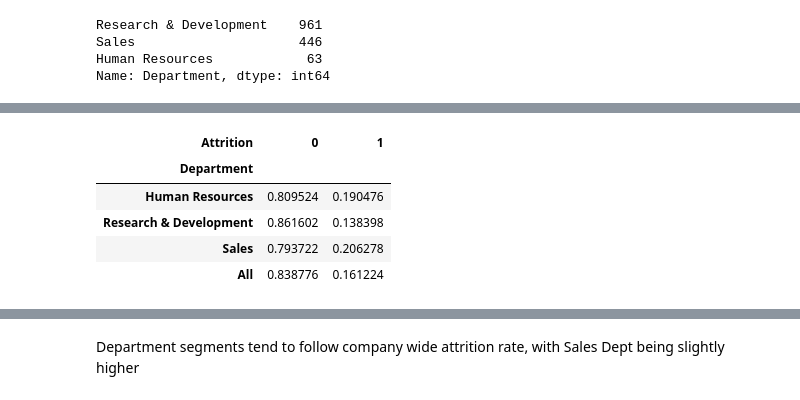
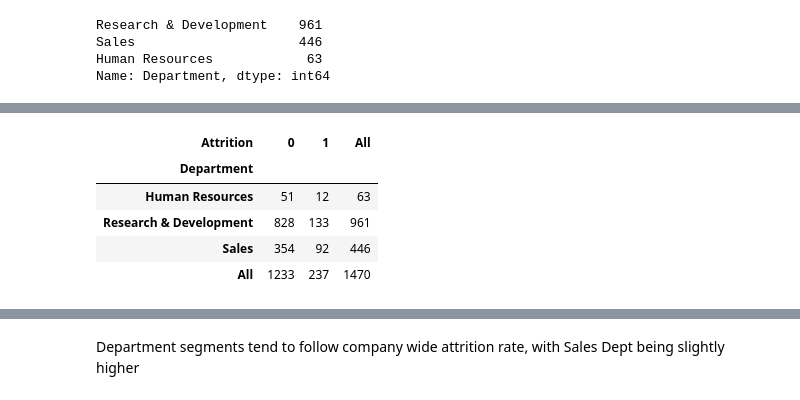
Before and after one commit to Robert-Lewis3/Springboard, a Jupyter notebook: Capstone3/Employee Attrition.ipynb, the cells around one changed output, grey strips where cells are left out. Drawn from its saved outputs; the diff is of its cells as text; code cells hidden in the pictures.

```diff
--- a/Capstone3/Employee Attrition.ipynb
+++ b/Capstone3/Employee Attrition.ipynb
@@ -146,0 +145,12 @@ employee_df['Year_Start_Role'].value_counts()
+# %%
+# Adding a conditional column to segment employees by commute distance
+
+conditions = [(employee_df['DistanceFromHome'] <= 5),
+              (employee_df['DistanceFromHome'] > 5) & (employee_df['DistanceFromHome'] <= 12),
+              (employee_df['DistanceFromHome'] > 12)]
+
+values = ['Close', 'Medium', 'Far']
+
+employee_df['Commute'] = np.select(conditions, values)
+
+employee_df.head()
@@ -146,0 +165,6 @@ employee_df['Year_Start_Role'].value_counts()
+# %%
+# Binning the Ages of Employees into Groups
+
+bins= [18,30,40,100]
+labels = ['Early Career','Mid-Career','Late Career']
+employee_df['AgeGroup'] = pd.cut(employee_df['Age'], bins=bins, labels=labels, right=False)
@@ -169,11 +221,12 @@ Name: Department, dtype: int64
 # %%
 # Attrition Rate by Department
 
-pd.crosstab(columns=[employee_df.Attrition],index=[employee_df.Department],margins=True,normalize='index')
+dept_att_ct = pd.crosstab(columns=[employee_df.Attrition],index=[employee_df.Department],margins=True)
+dept_att_ct
 # %% [output]
-| Attrition | 0 | 1 |
-| Department |  |  |
-| Human Resources | 0.809524 | 0.190476 |
-| Research & Development | 0.861602 | 0.138398 |
-| Sales | 0.793722 | 0.206278 |
-| All | 0.838776 | 0.161224 |
+| Attrition | 0 | 1 | All |
+| Department |  |  |  |
+| Human Resources | 51 | 12 | 63 |
+| Research & Development | 828 | 133 | 961 |
+| Sales | 354 | 92 | 446 |
+| All | 1233 | 237 | 1470 |
```
Also changed, not shown: parts of 87 cells of this notebook.
